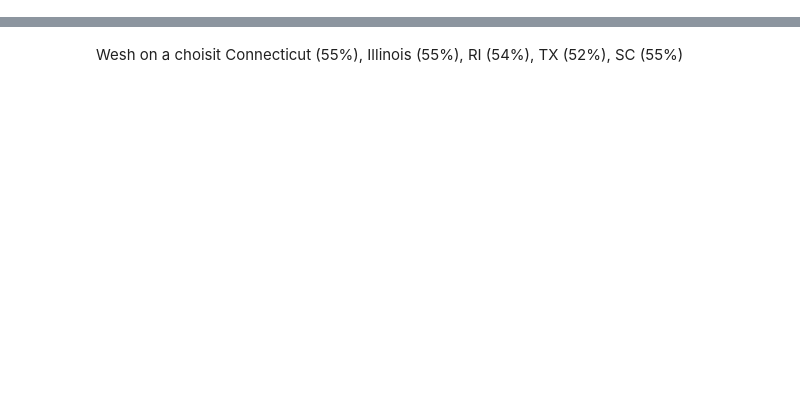
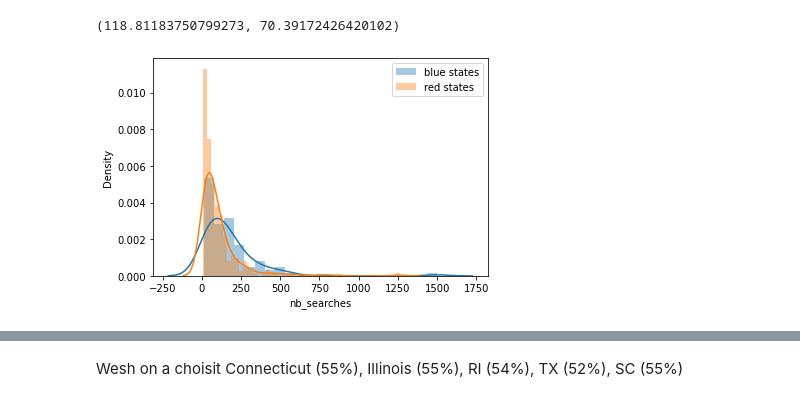
Before and after one commit to epfl-ada/ada-2020-project-milestone-p3-p3_halouma, a Jupyter notebook: p3_luis.ipynb, the cells around one changed output, grey strips where cells are left out. Cells and saved outputs as stored; diff of their text form; code cells hidden in the pictures; blank space fills up the shorter version.

```diff
--- a/p3_luis.ipynb
+++ b/p3_luis.ipynb
@@ -71,0 +66,8 @@ a, b, a/b
+# %%
+g = sns.distplot(blue.nb_searches, label = 'blue states')
+sns.distplot(red.nb_searches, label = 'red states', ax = g)
+plt.legend()
+full.nb_searches.mean(), full.nb_searches.median()
+# %% [output]
+(118.81183750799273, 70.39172426420102)
+[figure, added]
```
Also changed, not shown: parts of 52 cells of this notebook.
